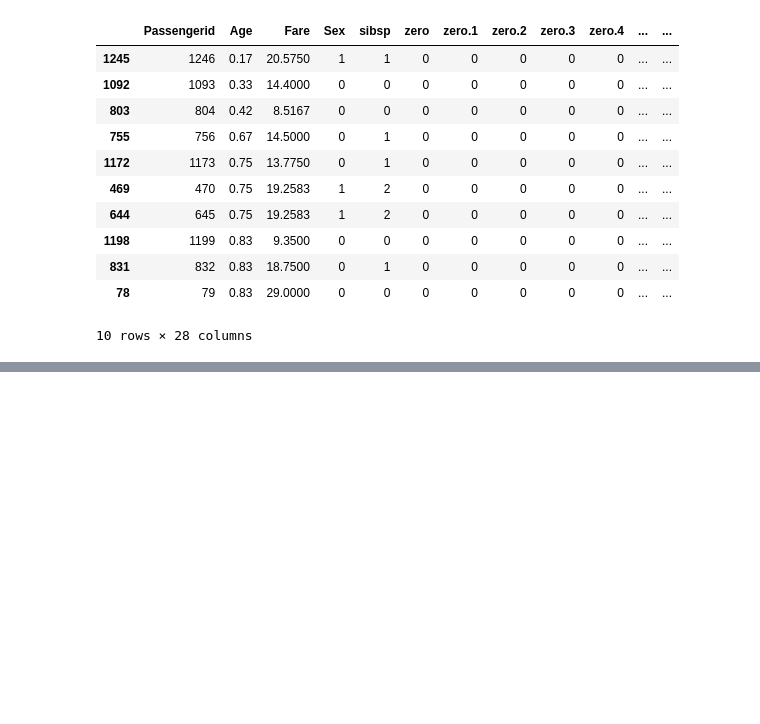
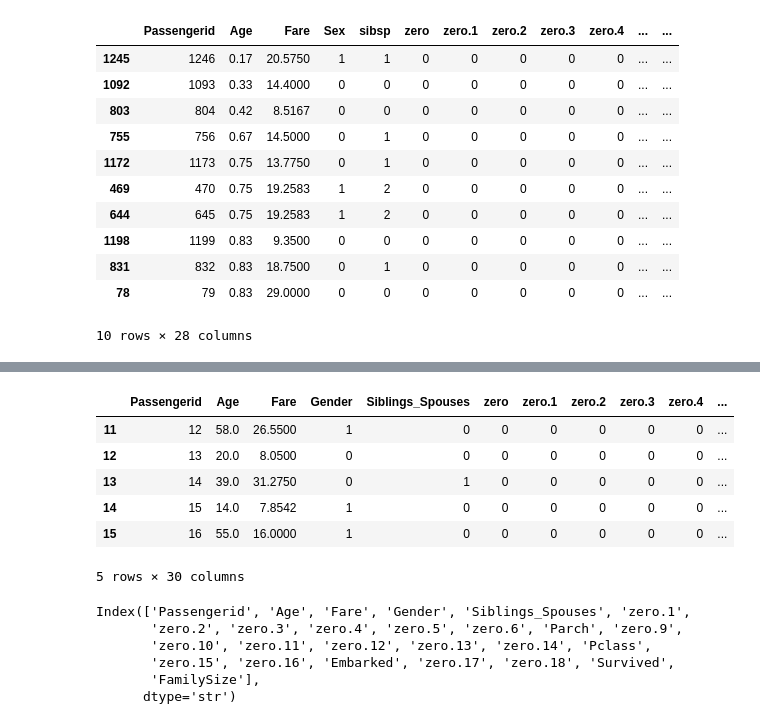
Before and after one commit to YouanesAttia/python-professional, a Jupyter notebook: week6_data_science/day2/02_pandas_basics.ipynb, the cells around one changed output, grey strips where cells are left out. Saved outputs shown, nothing was run; the diff lists cells and outputs as text; code cells hidden in the pictures; blank space fills up the shorter version.

Commit message:
Day 39: Pandas basics — loc/iloc, missing data, boolean filtering

```diff
--- a/week6_data_science/day2/02_pandas_basics.ipynb
+++ b/week6_data_science/day2/02_pandas_basics.ipynb
@@ -208,3 +208,7 @@ data_multi_sort.head(10)
 | 831 | 832 | 0.83 | 18.7500 | 0 | 1 | 0 | 0 | 0 | 0 | 0 | ... | ... |
 | 78 | 79 | 0.83 | 29.0000 | 0 | 0 | 0 | 0 | 0 | 0 | 0 | ... | ... |
 10 rows × 28 columns
+# %%
+data['Fare_Double'] = data['Fare'] * 2
+data['FamilySize'] = data['sibsp'] + 1
+data.head()
@@ -210,0 +223,25 @@ data_multi_sort.head(10)
+# %%
+data = data.rename(columns={
+    'sibsp': 'Siblings_Spouses',
+    'Sex': 'Gender',
+    '2urvived': 'Survived'
+})
+data.head()
+# %% [output]
+|  | Passengerid | Age | Fare | Gender | Siblings_Spouses | zero | zero.1 | zero.2 | zero.3 | zero.4 | ... |
+| 11 | 12 | 58.0 | 26.5500 | 1 | 0 | 0 | 0 | 0 | 0 | 0 | ... |
+| 12 | 13 | 20.0 | 8.0500 | 0 | 0 | 0 | 0 | 0 | 0 | 0 | ... |
+| 13 | 14 | 39.0 | 31.2750 | 0 | 1 | 0 | 0 | 0 | 0 | 0 | ... |
+| 14 | 15 | 14.0 | 7.8542 | 1 | 0 | 0 | 0 | 0 | 0 | 0 | ... |
+| 15 | 16 | 55.0 | 16.0000 | 1 | 0 | 0 | 0 | 0 | 0 | 0 | ... |
+5 rows × 30 columns
+# %%
+data = data.drop(columns=['Fare_Double'])
+data.columns
+# %% [output]
+Index(['Passengerid', 'Age', 'Fare', 'Gender', 'Siblings_Spouses', 'zero.1',
+       'zero.2', 'zero.3', 'zero.4', 'zero.5', 'zero.6', 'Parch', 'zero.9',
+       'zero.10', 'zero.11', 'zero.12', 'zero.13', 'zero.14', 'Pclass',
+       'zero.15', 'zero.16', 'Embarked', 'zero.17', 'zero.18', 'Survived',
+       'FamilySize'],
+      dtype='str')
```
Also changed, not shown: parts of 1 cell of this notebook.
